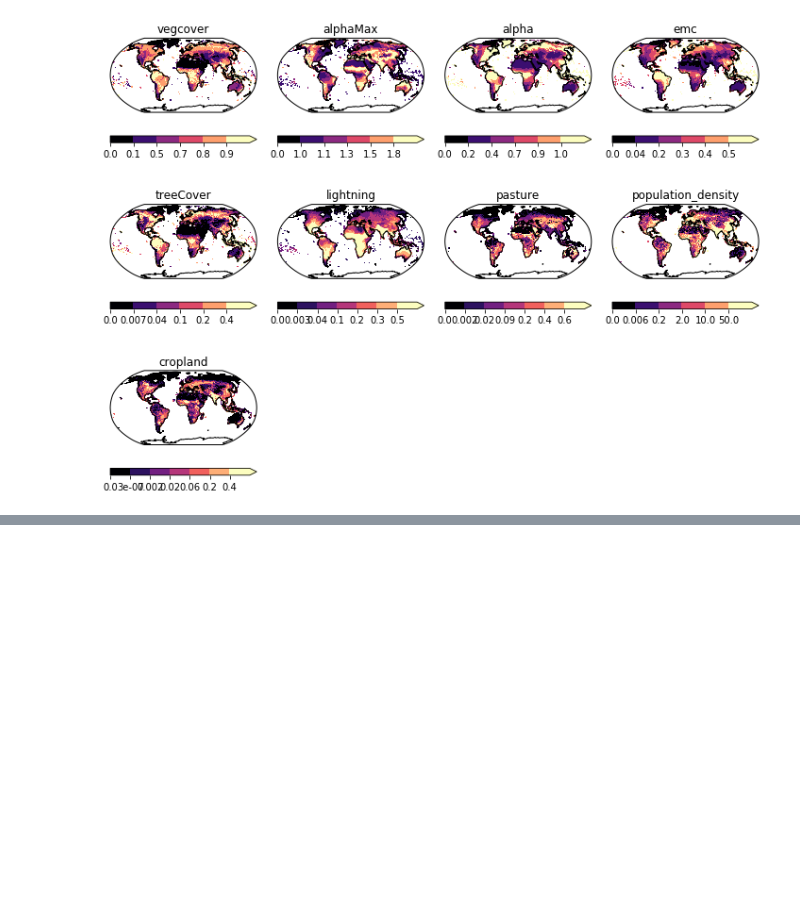
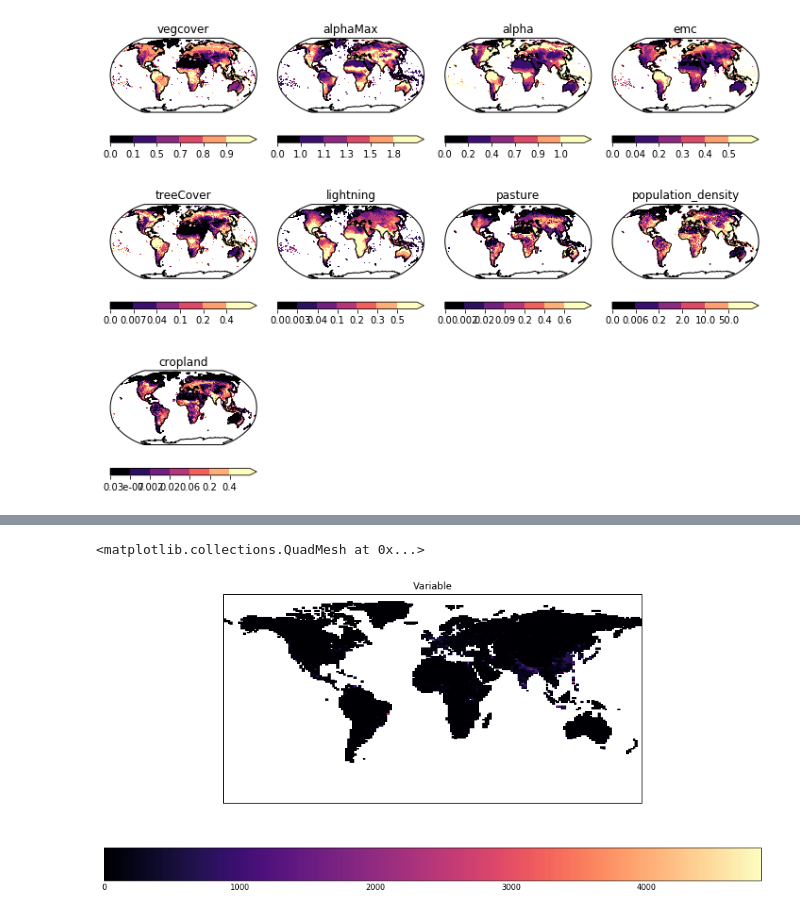
Before and after one commit to douglask3/UKESM-ConFire, a Jupyter notebook: notebooks/regrid_nc.ipynb, the cells around one changed output, grey strips where cells are left out. Saved outputs shown, nothing was run; the diff lists cells and outputs as text; code cells hidden in the pictures; blank space fills up the shorter version.

```diff
--- a/notebooks/regrid_nc.ipynb
+++ b/notebooks/regrid_nc.ipynb
@@ -114,0 +229,12 @@ for key, dat in input_data.items():
+# %%
+avg1 = input_data['population_density'].collapsed('time', iris.analysis.MEAN)
+#print(avg1)
+
+avg2 = remasked_data['population_density'].collapsed('time', iris.analysis.MEAN)#
+#print(avg2)
+
+iplt.contourf(avg2, cmap = 'magma', levels =[0,1,10])
+iris.quickplot.pcolormesh(avg2, cmap = 'magma')
+# %% [output]
+<matplotlib.collections.QuadMesh at 0x...>
+[figure, added]
```
Also changed, not shown: parts of 15 cells of this notebook.
